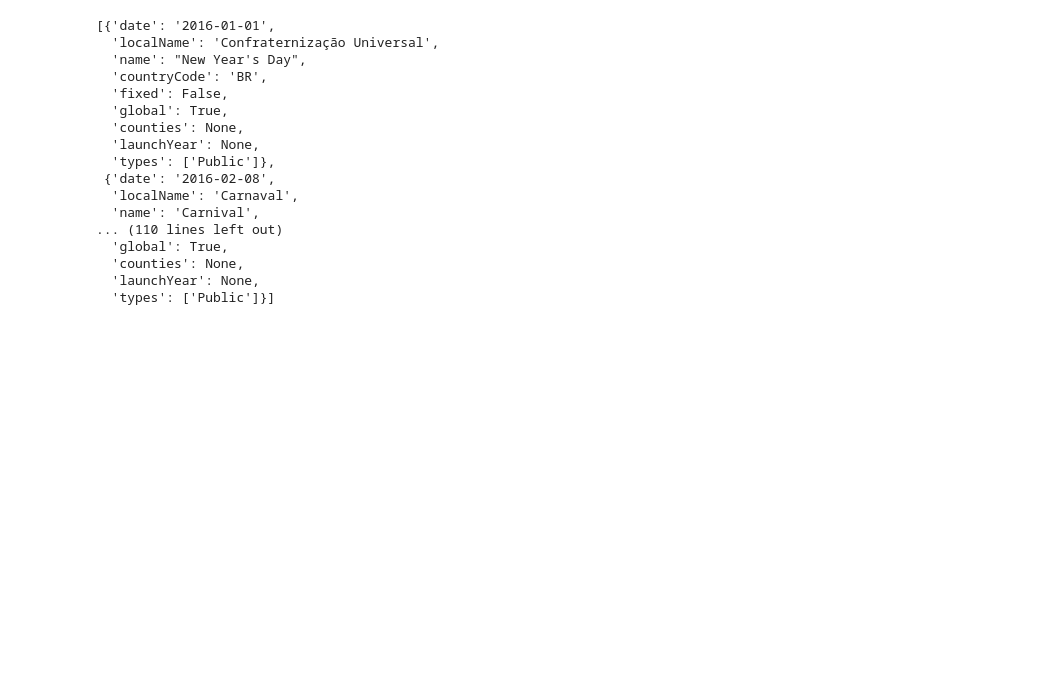
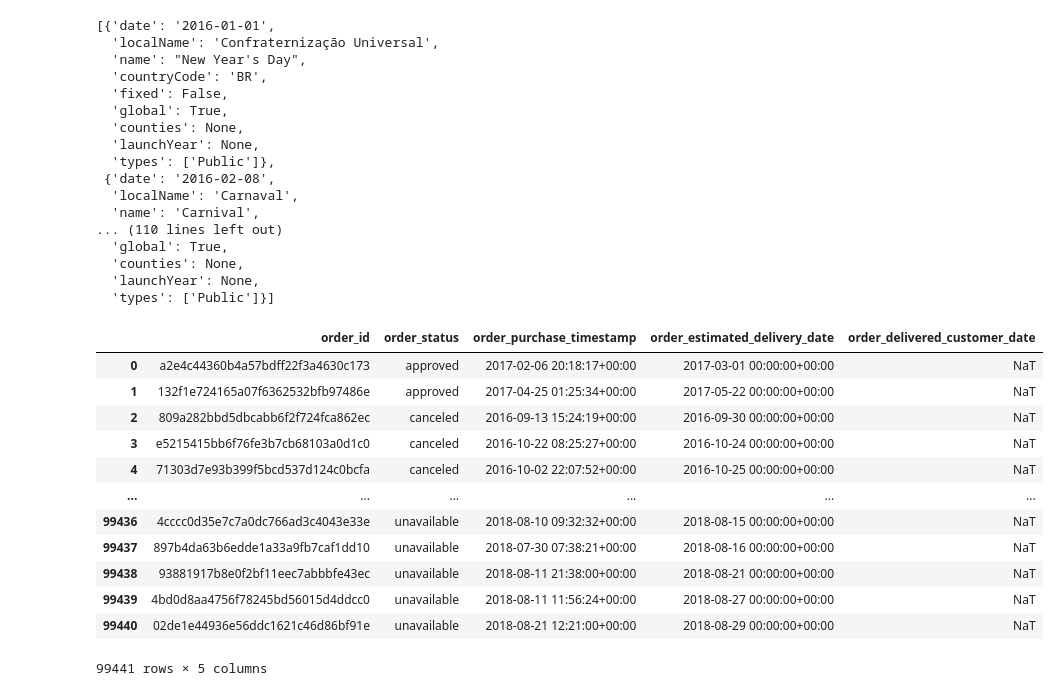
Before and after one commit to GuiAbade/AluraAtividades, a Jupyter notebook: dados_do_gcs_com_python.ipynb, the cells around one changed output. Saved outputs shown, nothing was run; the diff lists cells and outputs as text; code cells hidden in the pictures; blank space fills up the shorter version.

```diff
--- a/dados_do_gcs_com_python.ipynb
+++ b/dados_do_gcs_com_python.ipynb
@@ -6,7 +6,7 @@ auth.authenticate_user()
 # %%
 from google.cloud import storage
 # %%
-projec_id ='alura-485623'
+project_id = 'alura-485623'
 bucket_name = 'fundamentos_nuvem_abade'
 file_name = 'BR.json'
 # %%
@@ -47,0 +50,28 @@ dados_feriados
+# %%
+client_bq = bigquery.Client(project = project_id)
+# %%
+consulta_pedidos = """
+SELECT
+order_id, order_status, order_purchase_timestamp,
+order_estimated_delivery_date, order_delivered_customer_date
+FROM `alura-485623.olist_dataset.orders`
+"""
+# %%
+query_job = client_bq.query(consulta_pedidos)
+# %%
+pedidos = query_job.to_dataframe()
+pedidos
+# %% [output]
+|  | order_id | order_status | order_purchase_timestamp | order_estimated_delivery_date | order_delivered_customer_date |
+| 0 | a2e4c44360b4a57bdff22f3a4630c173 | approved | 2017-02-06 20:18:17+00:00 | 2017-03-01 00:00:00+00:00 | NaT |
+| 1 | 132f1e724165a07f6362532bfb97486e | approved | 2017-04-25 01:25:34+00:00 | 2017-05-22 00:00:00+00:00 | NaT |
+| 2 | 809a282bbd5dbcabb6f2f724fca862ec | canceled | 2016-09-13 15:24:19+00:00 | 2016-09-30 00:00:00+00:00 | NaT |
+| 3 | e5215415bb6f76fe3b7cb68103a0d1c0 | canceled | 2016-10-22 08:25:27+00:00 | 2016-10-24 00:00:00+00:00 | NaT |
+| 4 | 71303d7e93b399f5bcd537d124c0bcfa | canceled | 2016-10-02 22:07:52+00:00 | 2016-10-25 00:00:00+00:00 | NaT |
+| ... | ... | ... | ... | ... | ... |
+| 99436 | 4cccc0d35e7c7a0dc766ad3c4043e33e | unavailable | 2018-08-10 09:32:32+00:00 | 2018-08-15 00:00:00+00:00 | NaT |
+| 99437 | 897b4da63b6edde1a33a9fb7caf1dd10 | unavailable | 2018-07-30 07:38:21+00:00 | 2018-08-16 00:00:00+00:00 | NaT |
+| 99438 | 93881917b8e0f2bf11eec7abbbfe43ec | unavailable | 2018-08-11 21:38:00+00:00 | 2018-08-21 00:00:00+00:00 | NaT |
+| 99439 | 4bd0d8aa4756f78245bd56015d4ddcc0 | unavailable | 2018-08-11 11:56:24+00:00 | 2018-08-27 00:00:00+00:00 | NaT |
+| 99440 | 02de1e44936e56ddc1621c46d86bf91e | unavailable | 2018-08-21 12:21:00+00:00 | 2018-08-29 00:00:00+00:00 | NaT |
+99441 rows × 5 columns
```
Also changed, not shown: parts of 4 cells of this notebook.
